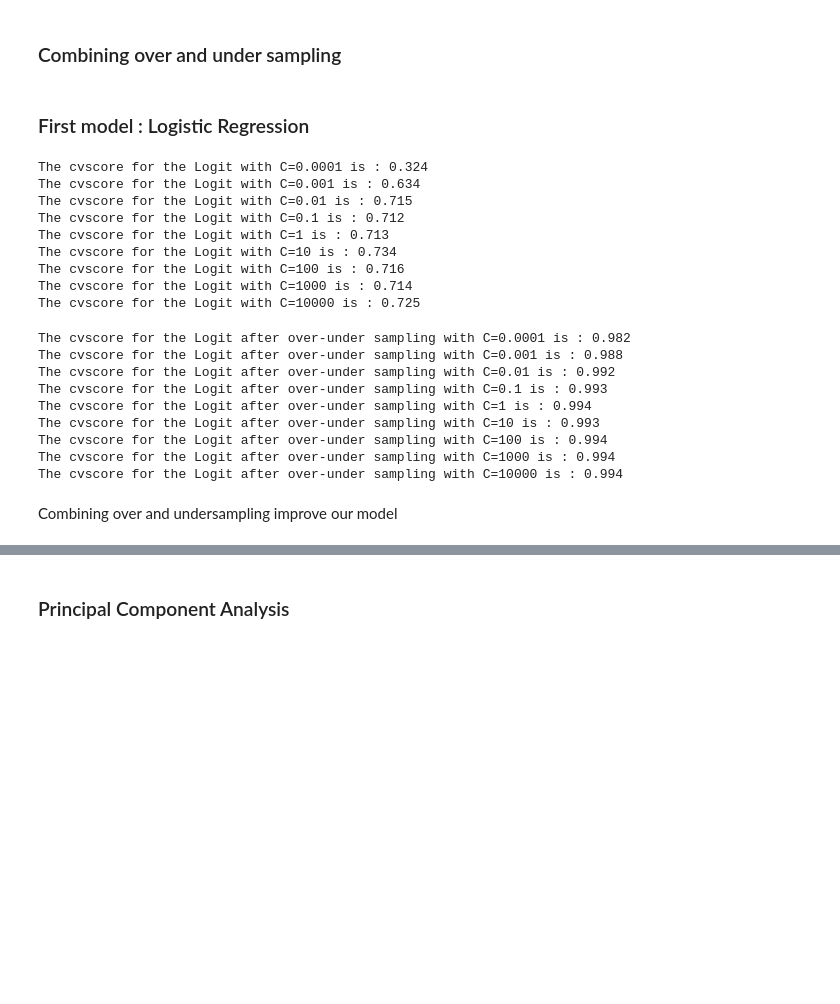
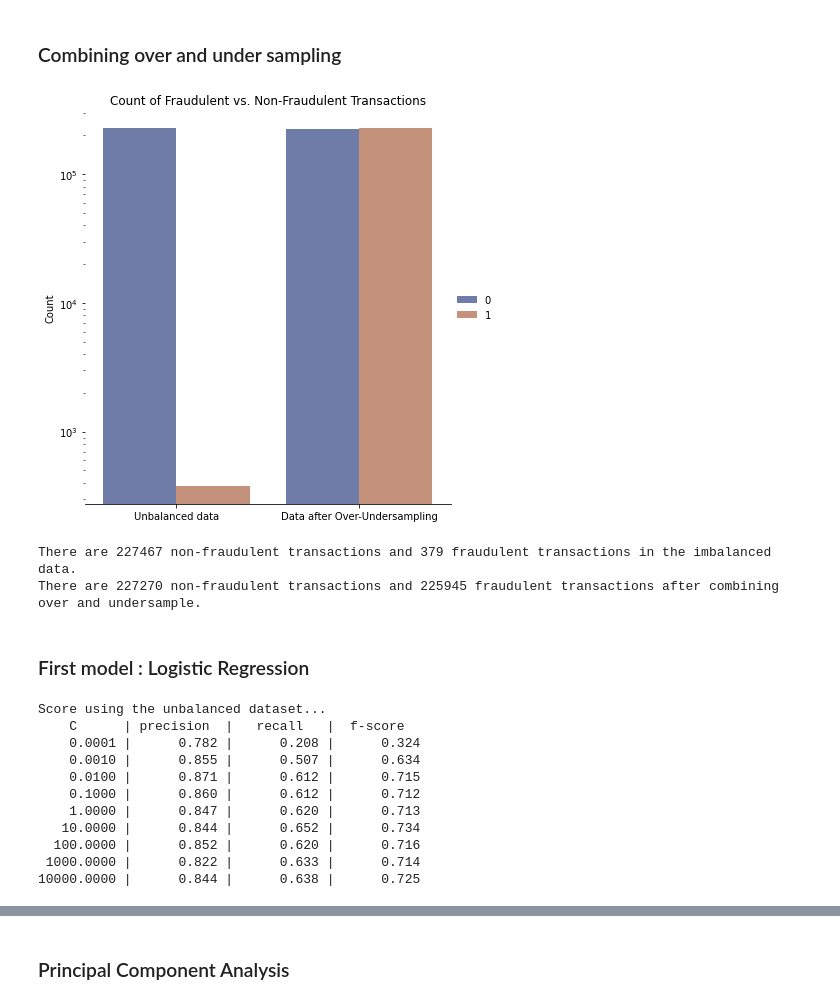
Before and after one commit to LotfiKobrosly/Credit_card_fraud, a Jupyter notebook: Credit_Card_Fraud_Detection.ipynb, the cells around one changed output, grey strips where cells are left out. Saved outputs shown, nothing was run; the diff lists cells and outputs as text; code cells hidden in the pictures; blank space fills up the shorter version.

```diff
--- a/Credit_Card_Fraud_Detection.ipynb
+++ b/Credit_Card_Fraud_Detection.ipynb
@@ -319,41 +317,49 @@ dtype: int64
 # %% [markdown]
 ### Combining over and under sampling
 # %%
-X_comb, y_comb = under_sampling.RepeatedEditedNearestNeighbours(sampling_strategy='all', n_neighbors=20, n_jobs=-1).fit_resample(X_svm, y_svm)
+X_comb, y_comb = RepeatedEditedNearestNeighbours(sampling_strategy='all', n_neighbors=20, n_jobs=-1).fit_resample(X_svm, y_svm)
+# %%
+data = pd.concat((pd.value_counts(y), pd.value_counts(y_comb))).reset_index()
+data.columns = ['Class', 'Counts']
+data['Label'] = ['Unbalanced data', 'Unbalanced data', 'Data after Over-Undersampling', 'Data after Over-Undersampling']
+g = sns.catplot(
+    data=data, kind="bar",
+    x="Label", y="Counts", hue="Class",
+    ci="sd", palette="dark", alpha=.6, height=6
+)
+g.despine(left=True)
+g.set_axis_labels("", "Count")
+g.legend.set_title("")
+g.set(yscale='log')
+plt.title('Count of Fraudulent vs. Non-Fraudulent Transactions')
+plt.show()
+print('There are {} non-fraudulent transactions and {} fraudulent transactions in the imbalanced data.'.format(data['Counts'].iloc[0], data['Counts'].iloc[1]))
+print('There are {} non-fraudulent transactions and {} fraudulent transactions after combining over and undersample.'.format(data['Counts'].iloc[2], data['Counts'].iloc[3]))
+# %% [output]
+[figure, added]
+There are 227467 non-fraudulent transactions and 379 fraudulent transactions in the imbalanced data.
+There are 227270 non-fraudulent transactions and 225945 fraudulent transactions after combining over and undersample.
 # %% [markdown]
 ### First model : Logistic Regression
 # %%
 from sklearn.linear_model import LogisticRegression, LogisticRegressionCV
-from sklearn.model_selection import StratifiedKFold, cross_val_score
-C = [10 ** i for i in range(-4,5)]
+from sklearn.model_selection import StratifiedKFold, cross_val_score, cross_validate
+C = [10 ** i for i in range(-4, 5)]
+print("Score using the unbalanced dataset...")
+print(' | '.join([name.center(10) for name in ["C", "precision", "recall", "f-score"]]))
 for c in C:
     model = LogisticRegression(C=c)
-    cvscore = cross_val_score(model, X, y, groups=y, scoring='f1', cv=10, n_jobs=-1)
-    print('The cvscore for the Logit with C={} is : {:.3f}'.format(c, cvscore.mean()))
+    cvscore = cross_validate(model, X, y, groups=y, scoring=['precision', 'recall', 'f1'], cv=10, n_jobs=-1)
+    print(' | '.join([("%.4f" % c).rjust(10), ("%.3f" % np.mean(cvscore['test_precision'])).rjust(10), ("%.3f" % np.mean(cvscore['test_recall'])).rjust(10), ("%.3f" % np.mean(cvscore['test_f1'])).rjust(10)]))
 # %% [output]
-The cvscore for the Logit with C=0.0001 is : 0.324
-The cvscore for the Logit with C=0.001 is : 0.634
-The cvscore for the Logit with C=0.01 is : 0.715
-The cvscore for the Logit with C=0.1 is : 0.712
-The cvscore for the Logit with C=1 is : 0.713
-The cvscore for the Logit with C=10 is : 0.734
-The cvscore for the Logit with C=100 is : 0.716
-The cvscore for the Logit with C=1000 is : 0.714
-The cvscore for the Logit with C=10000 is : 0.725
+Score using the unbalanced dataset...
+    C      | precision  |   recall   |  f-score
+    0.0001 |      0.782 |      0.208 |      0.324
+    0.0010 |      0.855 |      0.507 |      0.634
+    0.0100 |      0.871 |      0.612 |      0.715
+    0.1000 |      0.860 |      0.612 |      0.712
+    1.0000 |      0.847 |      0.620 |      0.713
+   10.0000 |      0.844 |      0.652 |      0.734
+  100.0000 |      0.852 |      0.620 |      0.716
+ 1000.0000 |      0.822 |      0.633 |      0.714
+10000.0000 |      0.844 |      0.638 |      0.725
-# %%
-for c in C:
-    model = LogisticRegression(C=c)
-    cvscore = cross_val_score(model, X_comb, y_comb, groups=y_comb, scoring='f1', cv=10, n_jobs=-1)
-    print('The cvscore for the Logit after over-under sampling with C={} is : {:.3f}'.format(c, cvscore.mean()))
-# %% [output]
-The cvscore for the Logit after over-under sampling with C=0.0001 is : 0.982
-The cvscore for the Logit after over-under sampling with C=0.001 is : 0.988
-The cvscore for the Logit after over-under sampling with C=0.01 is : 0.992
-The cvscore for the Logit after over-under sampling with C=0.1 is : 0.993
-The cvscore for the Logit after over-under sampling with C=1 is : 0.994
-The cvscore for the Logit after over-under sampling with C=10 is : 0.993
-The cvscore for the Logit after over-under sampling with C=100 is : 0.994
-The cvscore for the Logit after over-under sampling with C=1000 is : 0.994
-The cvscore for the Logit after over-under sampling with C=10000 is : 0.994
-# %% [markdown]
-Combining over and undersampling improve our model
```
Also changed, not shown: parts of 16 cells of this notebook.
